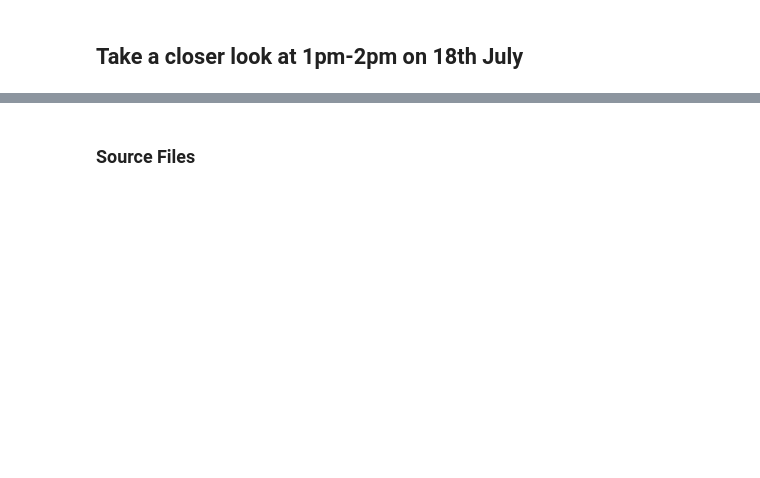
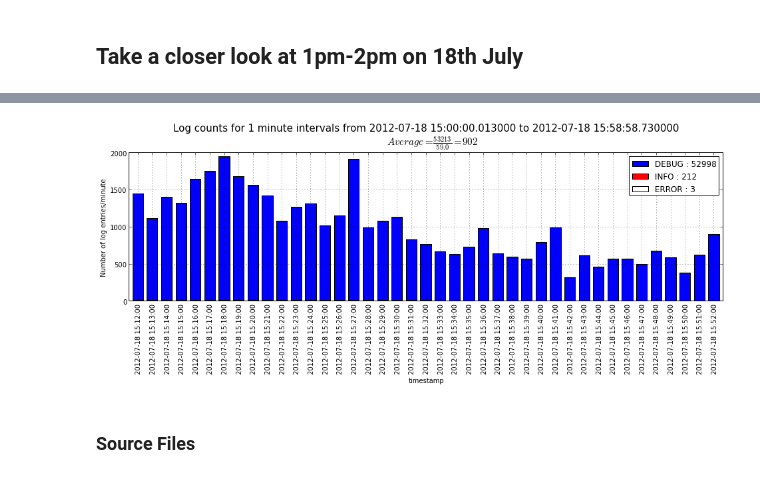
Before and after one commit to peterwilliams97/log_analysis, a Jupyter notebook: nb_pandas.ipynb, the cells around one changed output, grey strips where cells are left out. Saved outputs shown, nothing was run; the diff lists cells and outputs as text; code cells hidden in the pictures; blank space fills up the shorter version.

```diff
--- a/nb_pandas.ipynb
+++ b/nb_pandas.ipynb
@@ -278,3 +287,7 @@ print np.sort(ucontent)[:10]
+# %%
+plot_period(df, '2012-07-18 15:00', '2012-07-18 15:59', 1)
+# %% [output]
+[figure, added]
 # %% [markdown]
 ### Source Files
 # %%
```
Also changed, not shown: parts of 31 cells of this notebook, 6 other files.
